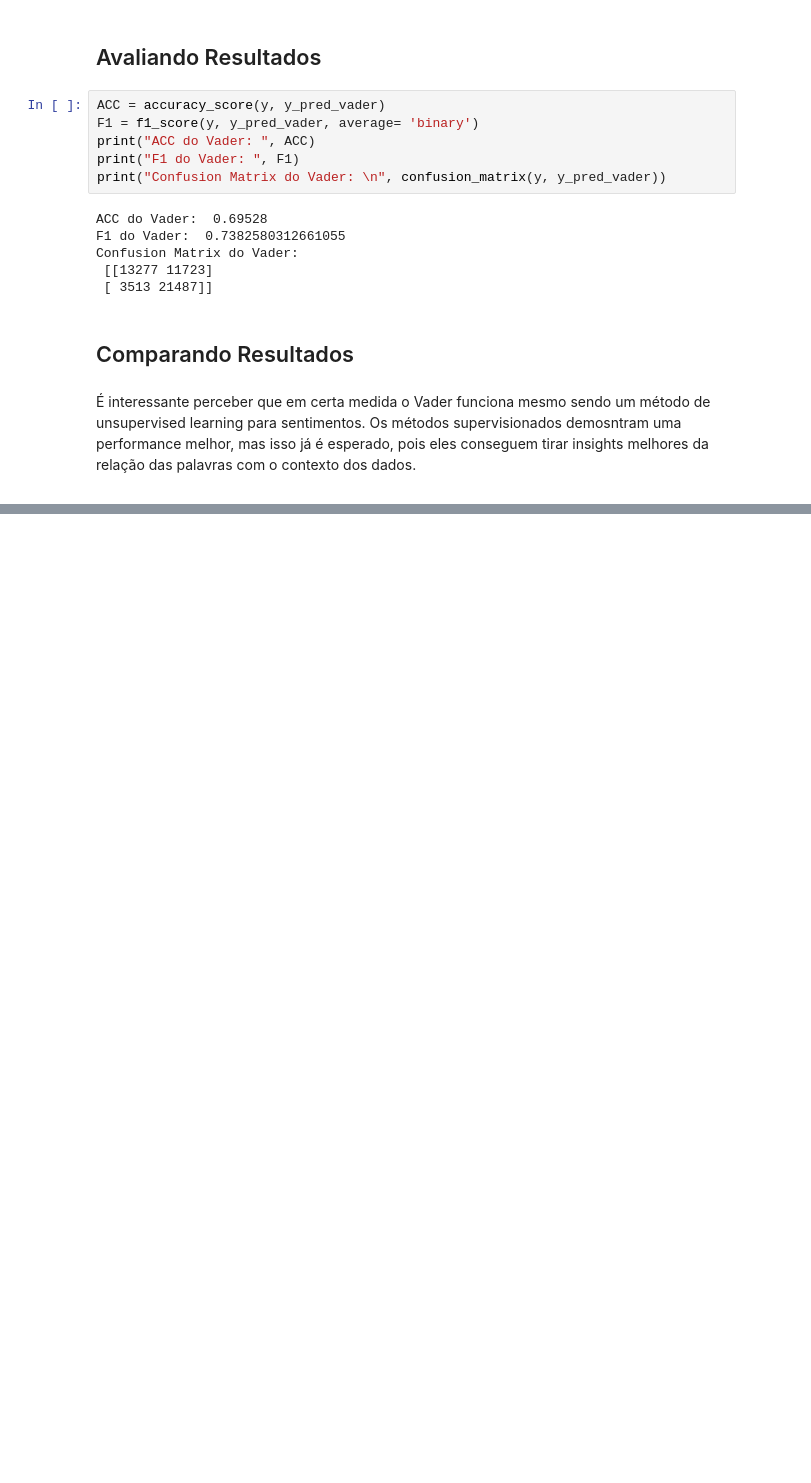
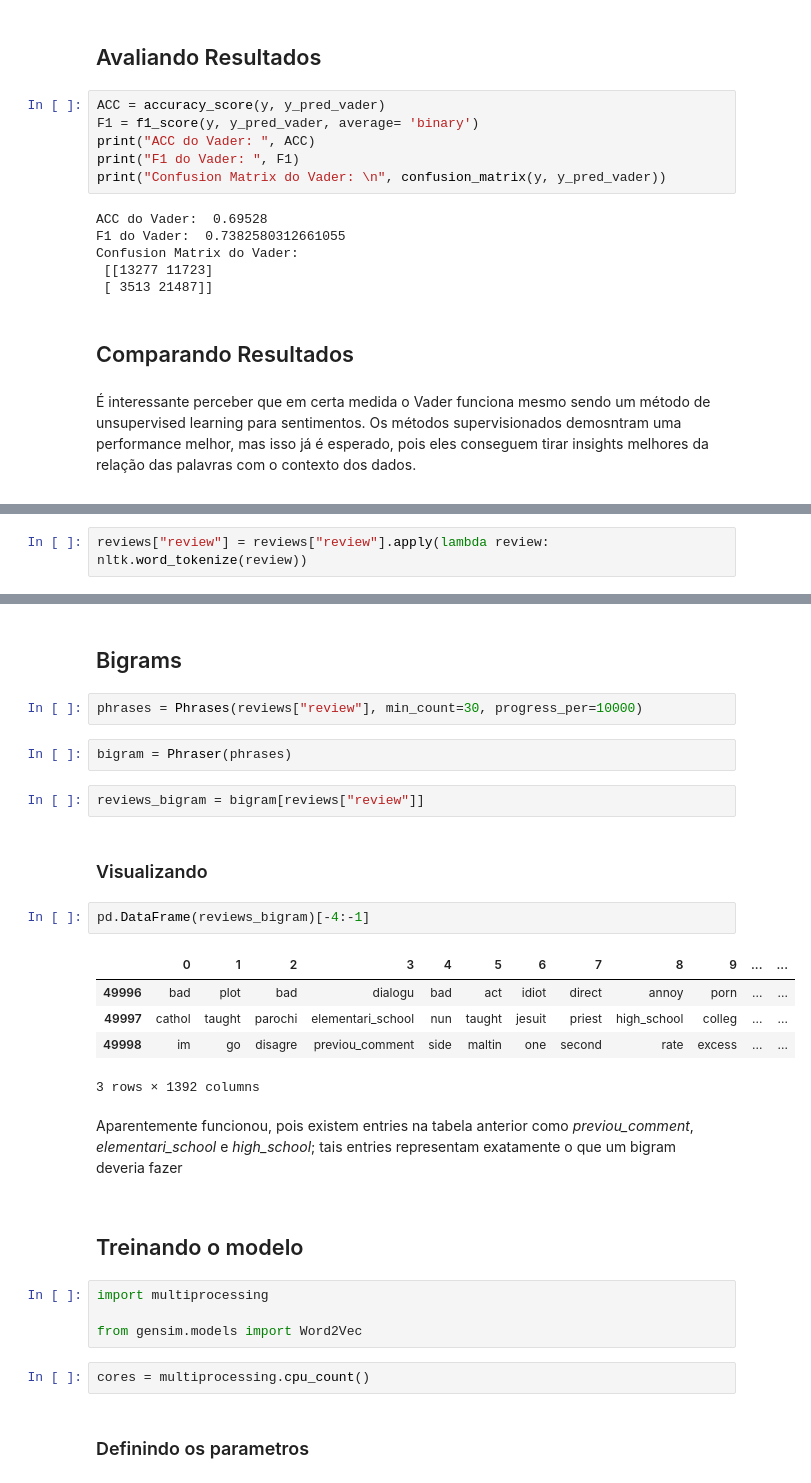
Before and after one commit to gukgurgel/Projetos-Finais-Grupo-Turing, a Jupyter notebook: Projeto_NLP.ipynb, the cells around one changed output, grey strips where cells are left out. Drawn from its saved outputs; the diff is of its cells as text; blank space fills up the shorter version.

```diff
--- a/Projeto.ipynb
+++ b/Projeto_NLP.ipynb
@@ -305,0 +314,2 @@ Confusion Matrix do Vader:
+# %%
+reviews["review"] = reviews["review"].apply(lambda review: nltk.word_tokenize(review))
@@ -305,0 +329,31 @@ Confusion Matrix do Vader:
+# %% [markdown]
+## Bigrams
+# %%
+phrases = Phrases(reviews["review"], min_count=30, progress_per=10000)
+# %%
+bigram = Phraser(phrases)
+# %%
+reviews_bigram = bigram[reviews["review"]]
+# %% [markdown]
+### Visualizando
+# %%
+pd.DataFrame(reviews_bigram)[-4:-1]
+# %% [output]
+|  | 0 | 1 | 2 | 3 | 4 | 5 | 6 | 7 | 8 | 9 | ... | ... |
+| 49996 | bad | plot | bad | dialogu | bad | act | idiot | direct | annoy | porn | ... | ... |
+| 49997 | cathol | taught | parochi | elementari_school | nun | taught | jesuit | priest | high_school | colleg | ... | ... |
+| 49998 | im | go | disagre | previou_comment | side | maltin | one | second | rate | excess | ... | ... |
+3 rows × 1392 columns
+# %% [markdown]
+<div>
+    <p>Aparentemente funcionou, pois existem entries na tabela anterior como <em>previou_comment</em>, <em>elementari_school</em> e <em>high_school</em>; tais entries representam exatamente o que um bigram deveria fazer
+# %% [markdown]
+## Treinando o modelo
+# %%
+import multiprocessing
+
+from gensim.models import Word2Vec
+# %%
+cores = multiprocessing.cpu_count()
+# %% [markdown]
+### Definindo os parametros
```
Also changed, not shown: parts of 35 cells of this notebook.
